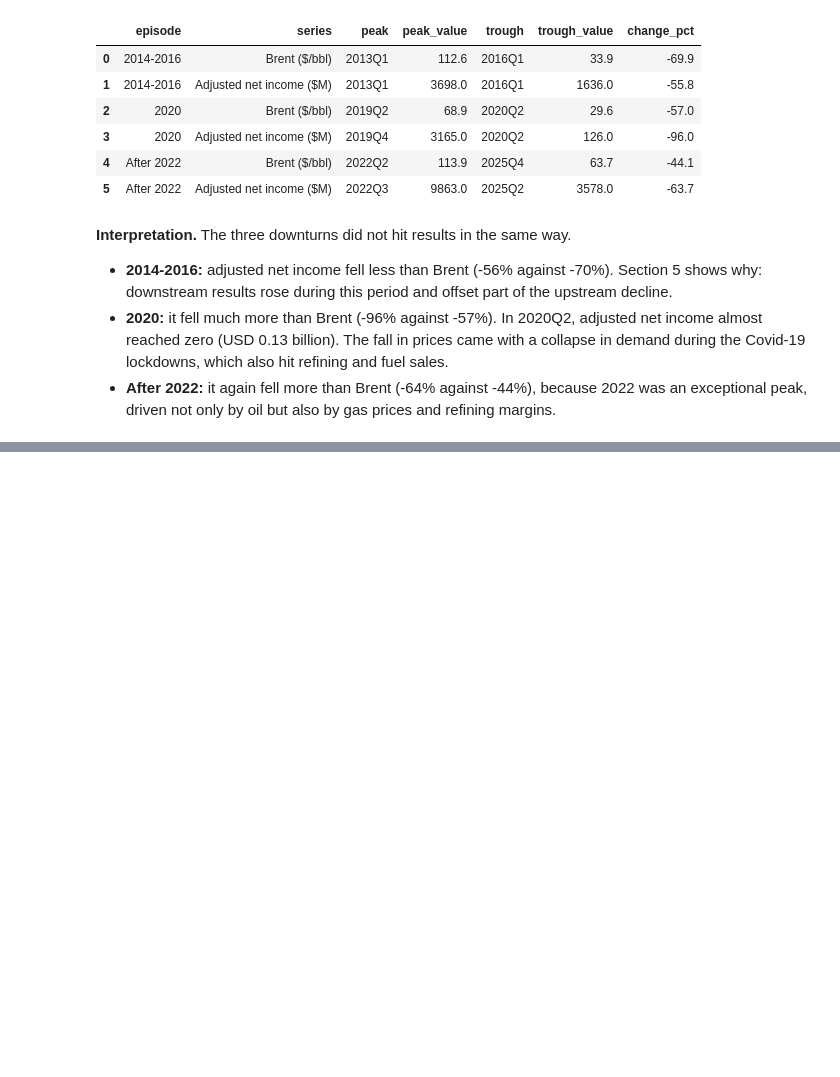
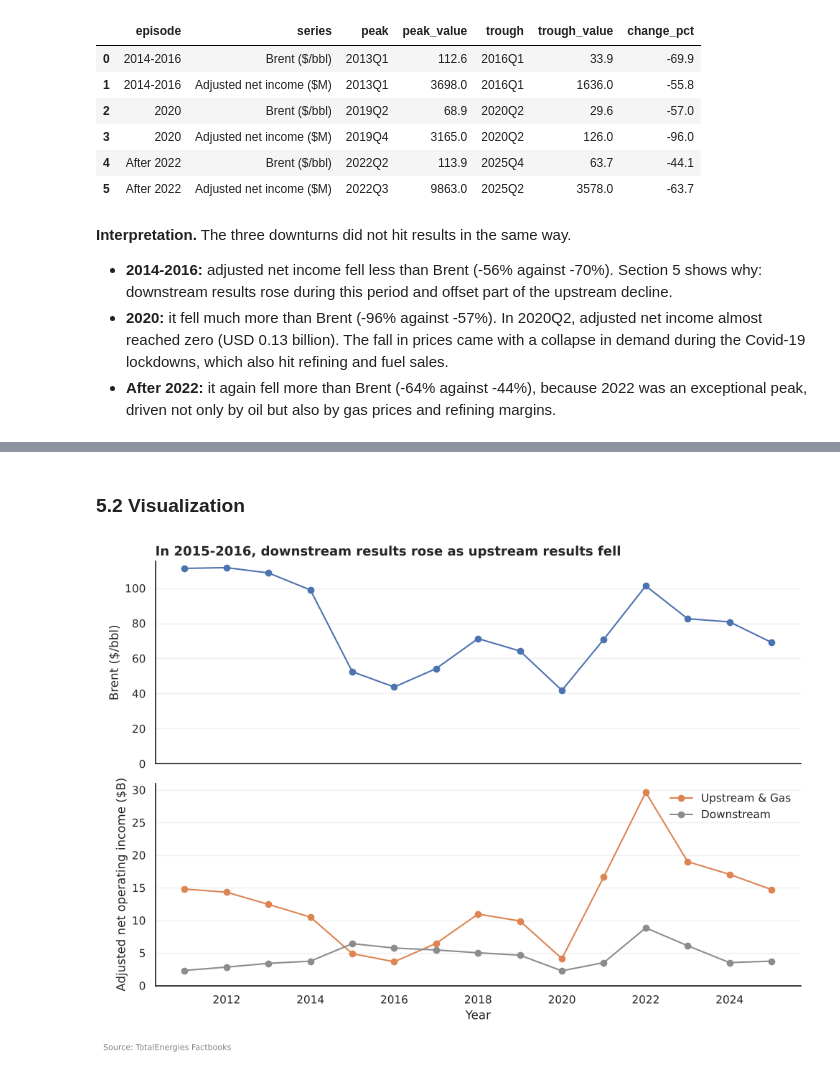
Before and after one commit to Mouabd19/TotalEnergies-Oil-Price-Analysis, a Jupyter notebook: notebooks/01_totalenergies_analysis.ipynb, the cells around one changed output, grey strips where cells are left out. Saved outputs shown, nothing was run; the diff lists cells and outputs as text; code cells hidden in the pictures; blank space fills up the shorter version.

Commit message:
Compare upstream and downstream results

```diff
--- a/notebooks/01_totalenergies_analysis.ipynb
+++ b/notebooks/01_totalenergies_analysis.ipynb
@@ -427,0 +434,7 @@ downturns.round(1)
+# %%
+by_group = (segments
+            .pivot_table(index="year", columns="group", values="adjusted_noi_busd", aggfunc="sum")
+            .reset_index())
+by_group = by_group.merge(annual[["year", "brent_avg_usd_per_bbl"]], on="year", how="left",
+                          validate="one_to_one")
+by_group.round(2)
@@ -427,0 +458,20 @@ downturns.round(1)
+# %% [markdown]
+### 5.2 Visualization
+# %%
+fig, (ax1, ax2) = plt.subplots(2, 1, figsize=(10, 7), sharex=True)
+
+ax1.plot(by_group["year"], by_group["brent_avg_usd_per_bbl"], marker="o", color=BLUE)
+ax1.set_ylim(bottom=0)
+format_axes(ax1, "In 2015-2016, downstream results rose as upstream results fell",
+            "", "Brent ($/bbl)", source=None)
+
+ax2.plot(by_group["year"], by_group["Upstream & Gas"], marker="o", color=ORANGE, label="Upstream & Gas")
+ax2.plot(by_group["year"], by_group["Downstream"], marker="o", color=GREY, label="Downstream")
+ax2.set_ylim(bottom=0)
+format_axes(ax2, "", "Year", "Adjusted net operating income ($B)")
+ax2.legend(frameon=False)
+
+fig.tight_layout()
+plt.show()
+# %% [output]
+[figure, added]
```
Also changed, not shown: parts of 6 cells of this notebook.
